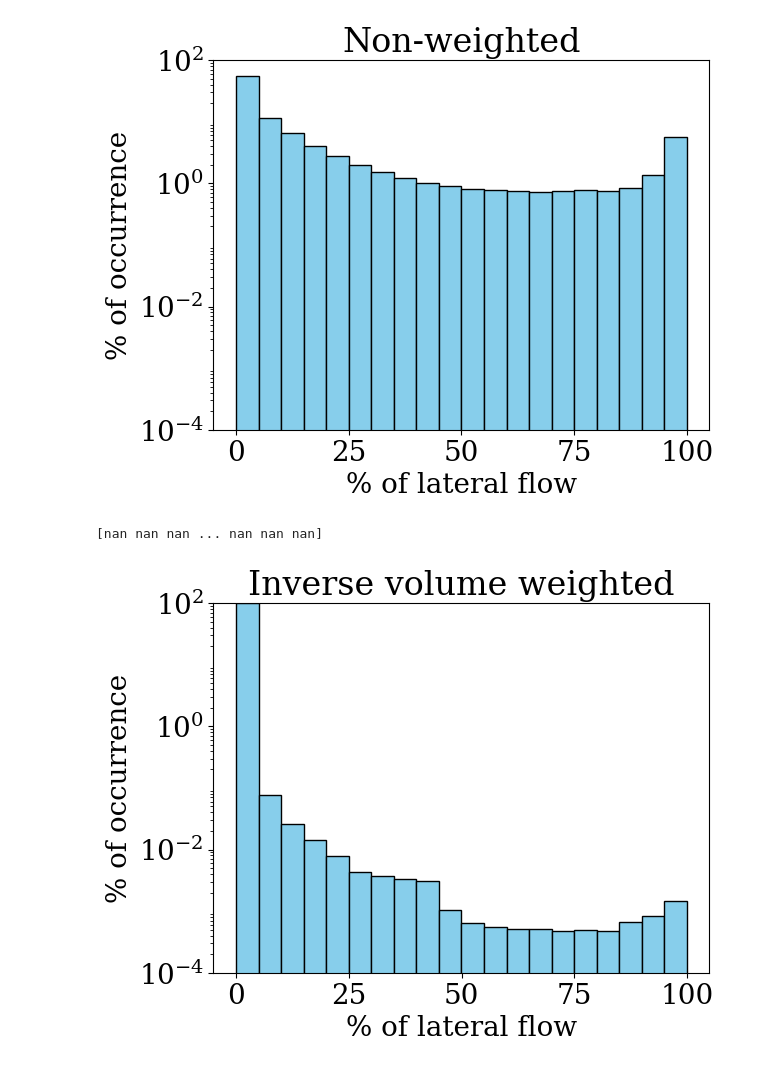
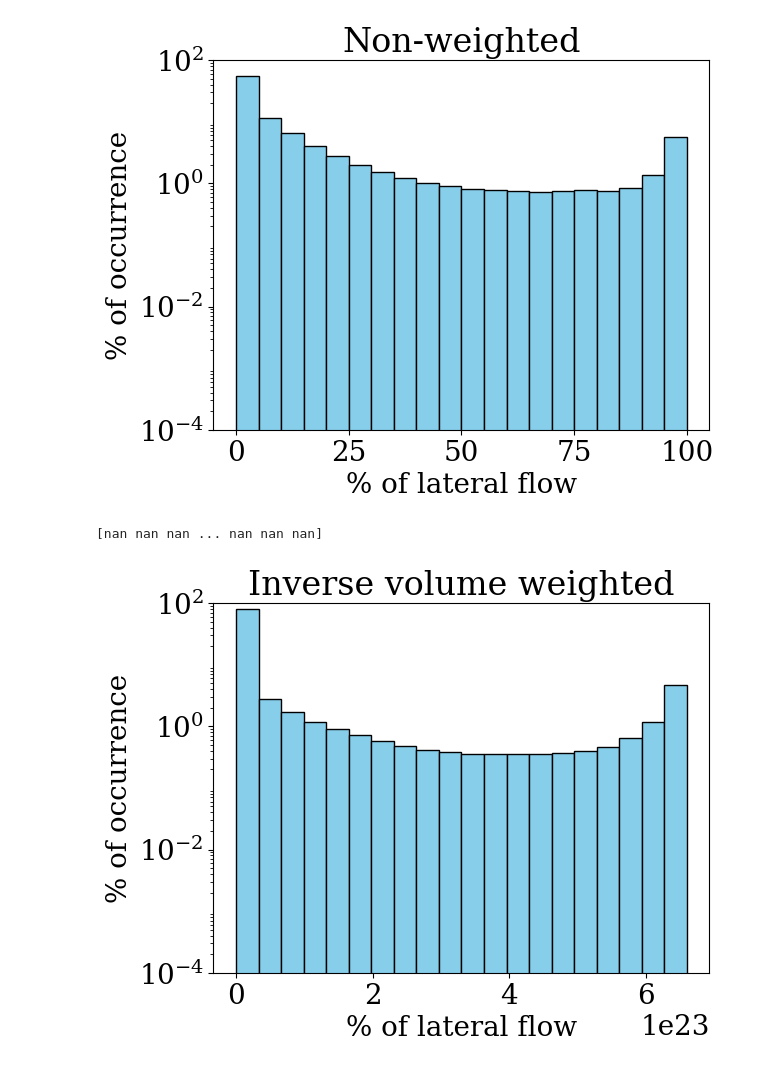
Before and after one commit to mashadab/ParFlow-project, a Jupyter notebook: CONUS2_analysis_fullUS.ipynb, the cells around one changed output. Saved outputs shown, nothing was run; the diff lists cells and outputs as text; code cells hidden in the pictures.

```diff
--- a/CONUS2_analysis_fullUS.ipynb
+++ b/CONUS2_analysis_fullUS.ipynb
@@ -174,3 +168,17 @@ q_zprime= None
 
 gc.collect()
 time.sleep(10)
+# %%
+def main_new(start_time,end_time,options):
+    #Pressure has a format time, z, x,y going from low to high
+    press_np = hf.get_gridded_data(options)
+    print(press_np.shape)
+
+    ##Constant variables throughout the simulation
+    options = {"dataset": "conus2_domain", "variable": "specific_storage"}#
+    specific_storage = hf.get_gridded_data(options)
+    print(specific_storage.shape)
+
+    return specific_storage
+
+specific_storage = main_new(start_time,end_time,options)
@@ -177,5 +188,10 @@ time.sleep(10)
 # %%
 #Calculate the total volume and the US-equivalent layer
+#Calculate new porosity for a single value of head at one instant
+#pos_head_one_time = head_one_time.copy(); pos_head_one_time[pos_head_one_time<0] = 0.0 #removing unsaturated zone for the decompaction
+porosity = porosity + head_one_time * specific_storage #initial porosity + decompaction due to higher water pressure causing ice decompaction
+
+
 s_unsat = sat_one_time.copy();
 print(np.argwhere(head_one_time<0))
 s_unsat[head_one_time<0]= np.nan #saturated regions are masked now with no water
@@ -184,7 +200,7 @@ print(np.shape(s_unsat)); print(np.shape(s_sat))
 
 #Find total volume of water in unsaturated region [m^3]
 #x and y directions are easy so we can just sum in those directions, for z we need to multiply with a matrix
-Volume_tot_unsat = Delta_x*Delta_y*np.sum(np.sum(porosity*np.nan_to_num(s_unsat, nan=0.0),axis=1),axis=1) #summing in x and y directions with multiplication of porosity and Delta x and Delta
+Volume_tot_unsat = Delta_x*Delta_y*np.sum(np.sum(porosity*np.nan_to_num(s_unsat, nan=0.0),axis=1),axis=1) #summing in x and y directions with multiplication of (porosity+specific_storage*head_one_time) and Delta x and Delta
 Volume_tot_unsat = np.sum(Delta_z*Volume_tot_unsat)   #summing in z directions by scaling with Delta z
 print('The total volume of water in unsaturated zone is',Volume_tot_unsat/1e9,'km^3')
 
@@ -208,6 +224,7 @@ GEL_sat = None
 Volume_tot_sat= None
 Volume_tot_unsat= None
 Volume_tot_unsat= None
+specific_storage= None
 
 gc.collect()
 time.sleep(10)
@@ -313,27 +330,27 @@ time.sleep(10)
 [figure]
 [figure]
 # %%
-lateral_flow_percentage_with_inv_vol  = (q_L/q_T*1/(Volume*porosity*np.nan_to_num(s_unsat, nan=0.0)))/(np.min(1/(Volume*porosity*np.nan_to_num(s_unsat, nan=0.0))))*100
+lateral_flow_percentage_with_inv_vol  = q_L/q_T*((np.max(Volume*porosity*np.nan_to_num(s_unsat, nan=0.0)))/(1e-14+Volume*porosity*np.nan_to_num(s_unsat, nan=0.0)))*100
 
 #with inverse effect of volume
 plt.figure()
 plt.title('Inverse volume weighted')
-lateral_flow_percentage_with_inv_vol = np.ravel(lateral_flow_percentage_with_vol)
+lateral_flow_percentage_with_inv_vol = np.ravel(lateral_flow_percentage_with_inv_vol)
 data_with_inv_vol = lateral_flow_percentage_with_inv_vol[~np.isnan(lateral_flow_percentage_with_vol)]
 plt.hist(data_with_inv_vol,bins=20, color = "skyblue", ec="black", weights=100*np.ones_like(data_with_inv_vol) / len(data_with_inv_vol))
 np.shape(np.log(np.ravel(lateral_flow_percentage_with_inv_vol)))
 print(np.ravel(lateral_flow_percentage_with_inv_vol))
 #plt.xscale('log')
 plt.yscale('log')
 plt.yticks([1e-4,1e-2,1e-0,1e2])
 plt.ylim([1e-4,1e2])
 #plt.xlim([1e-6,1e2])
 plt.ylabel('% of occurrence')
 plt.xlabel('% of lateral flow')
 plt.savefig(f'occurences_with_inv_vol.pdf',bbox_inches='tight', dpi = 50)
 # %% [output]
 [nan nan nan ... nan nan nan]
-[figure, old version]
+[figure, new version]
 # %%
 #Deleting to free up the memory
 lateral_flow_percentage_without_vol = None
```
Also changed, not shown: parts of 6 cells of this notebook.
